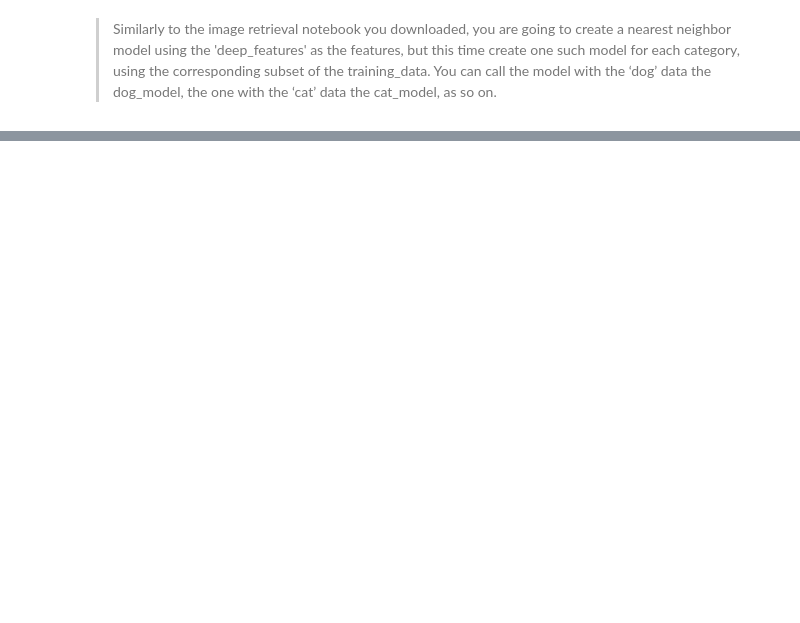
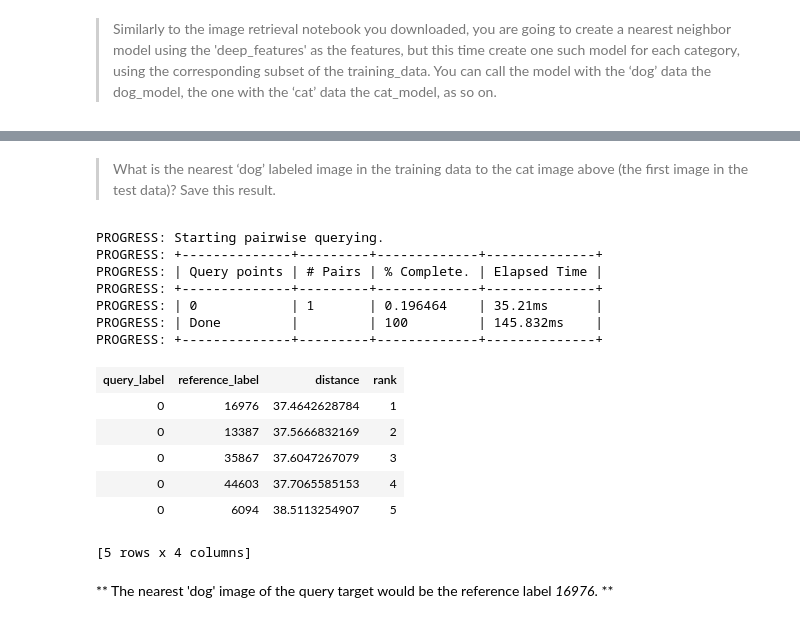
Before and after one commit to AaronRanAn/UW-Machine-Learning-Case-Study, a Jupyter notebook: Week 6/Deep Features for Image Retrieval.ipynb, the cells around one changed output, grey strips where cells are left out. Saved outputs shown, nothing was run; the diff lists cells and outputs as text; code cells hidden in the pictures; blank space fills up the shorter version.

```diff
--- a/Week 6/Deep Features for Image Retrieval.ipynb
+++ b/Week 6/Deep Features for Image Retrieval.ipynb
@@ -175,0 +289,23 @@ Using these models, answer the following questions.
+# %% [markdown]
+> What is the nearest ‘dog’ labeled image in the training data to the cat image above (the first image in the test data)? Save this result.
+# %%
+# This is to get the images (col) from a subset that we just queried.
+
+knn_model_dog.query(tgt_img)
+# %% [output]
+PROGRESS: Starting pairwise querying.
+PROGRESS: +--------------+---------+-------------+--------------+
+PROGRESS: | Query points | # Pairs | % Complete. | Elapsed Time |
+PROGRESS: +--------------+---------+-------------+--------------+
+PROGRESS: | 0            | 1       | 0.196464    | 35.21ms      |
+PROGRESS: | Done         |         | 100         | 145.832ms    |
+PROGRESS: +--------------+---------+-------------+--------------+
+| query_label | reference_label | distance | rank |
+| 0 | 16976 | 37.4642628784 | 1 |
+| 0 | 13387 | 37.5666832169 | 2 |
+| 0 | 35867 | 37.6047267079 | 3 |
+| 0 | 44603 | 37.7065585153 | 4 |
+| 0 | 6094 | 38.5113254907 | 5 |
+[5 rows x 4 columns]
+# %% [markdown]
+** The nearest 'dog' image of the query target would be the reference label *16976*. **
```
Also changed, not shown: parts of 52 cells of this notebook, 1 other file.
